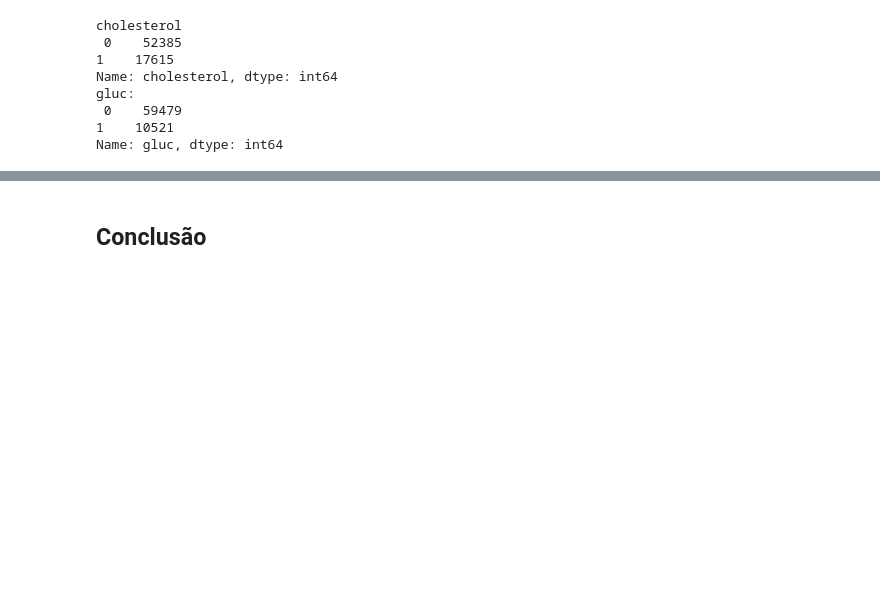
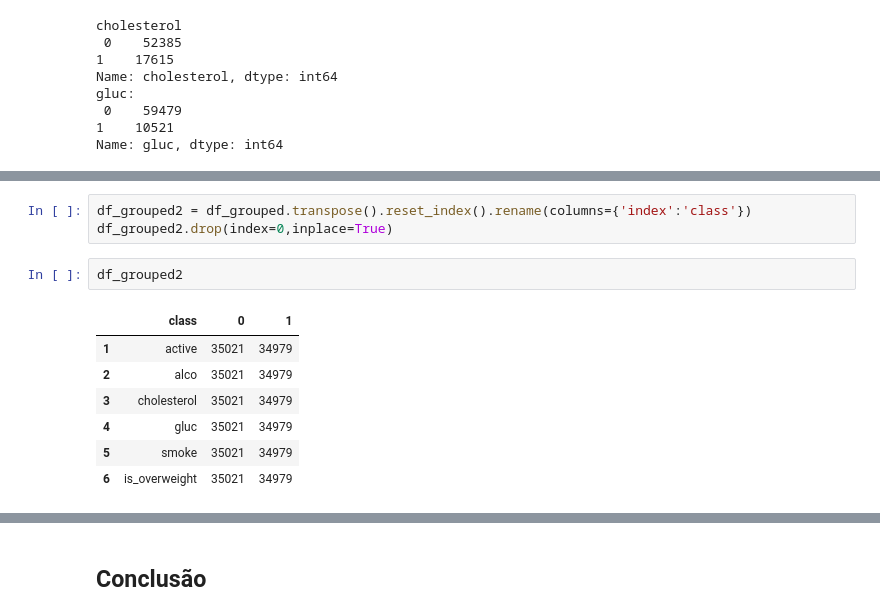
Before and after one commit to FranciniSantana/data-analysis-python-FreeCodeCamp, a Jupyter notebook: Projeto_Medical_Data_Visualizer.ipynb, the cells around one changed output, grey strips where cells are left out. Cells and saved outputs as stored; diff of their text form; blank space fills up the shorter version.

```diff
--- a/Projeto_Medical_Data_Visualizer.ipynb
+++ b/Projeto_Medical_Data_Visualizer.ipynb
@@ -233,0 +283,13 @@ plt.show() #plotando um gráfico pra entender correlação
+# %%
+df_grouped2 = df_grouped.transpose().reset_index().rename(columns={'index':'class'})
+df_grouped2.drop(index=0,inplace=True)
+# %%
+df_grouped2
+# %% [output]
+|  | class | 0 | 1 |
+| 1 | active | 35021 | 34979 |
+| 2 | alco | 35021 | 34979 |
+| 3 | cholesterol | 35021 | 34979 |
+| 4 | gluc | 35021 | 34979 |
+| 5 | smoke | 35021 | 34979 |
+| 6 | is_overweight | 35021 | 34979 |
```
Also changed, not shown: parts of 11 cells of this notebook.
